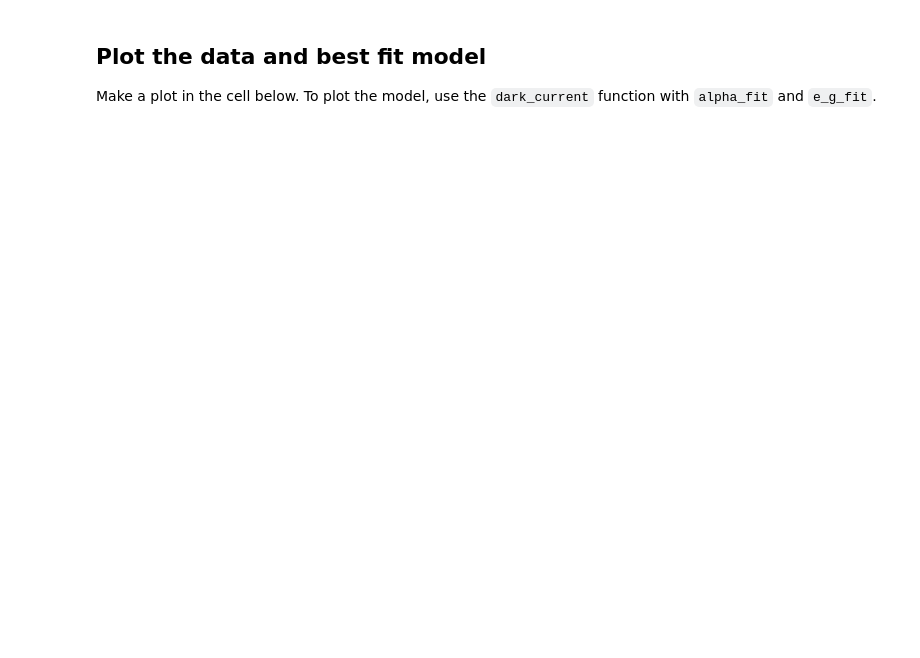
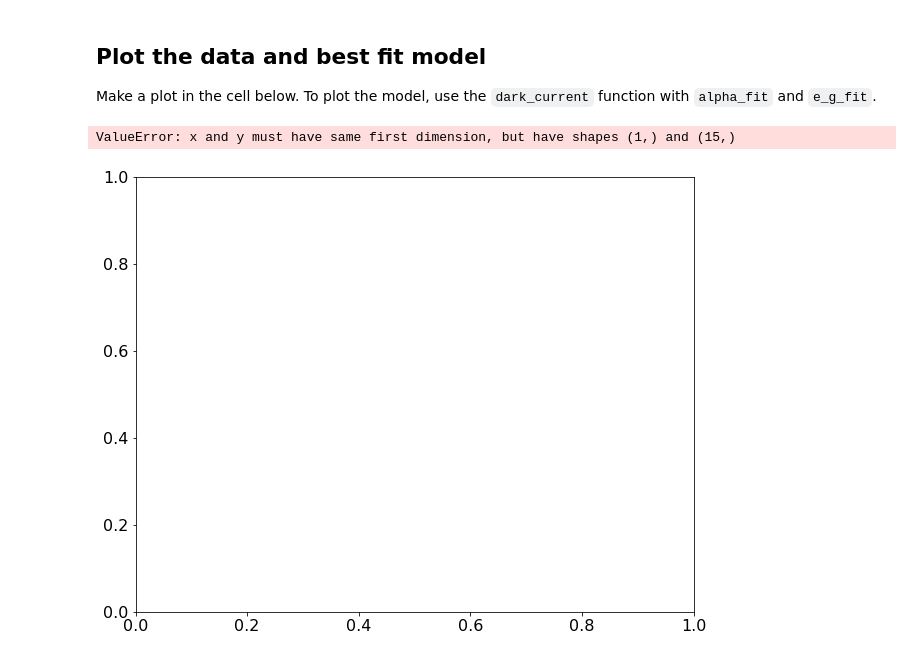
Before and after one commit to WarnAudrey/480_Lab, a Jupyter notebook: band_gap.ipynb, the cells around one changed output. Saved outputs shown, nothing was run; the diff lists cells and outputs as text; code cells hidden in the pictures; blank space fills up the shorter version.

```diff
--- a/band_gap.ipynb
+++ b/band_gap.ipynb
@@ -36,7 +58,7 @@ $D = \alpha e^{-e_g/2k_bT}$
 # The Boltzmann constant
 k_b = 8.6175e-5
 
-def dark_current(t_k, alpha, e_g):
+def dark_current(t, alpha, e_g_):
     """
     Analytic expression for dark current as a function of temperature.
 
@@ -82,3 +107,11 @@ print(e_g_fit)
 ## Plot the data and best fit model
 
 Make a plot in the cell below. To plot the model, use the `dark_current` function with `alpha_fit` and `e_g_fit`.
+# %%
+plt.figure(figsize=(10, 8))
+plt.rcParams['font.size'] = 16
+
+plt.plot(dark_current, t_kel)
+# %% [output]
+ValueError: x and y must have same first dimension, but have shapes (1,) and (15,)
+[figure, added]
```
Also changed, not shown: parts of 8 cells of this notebook.
